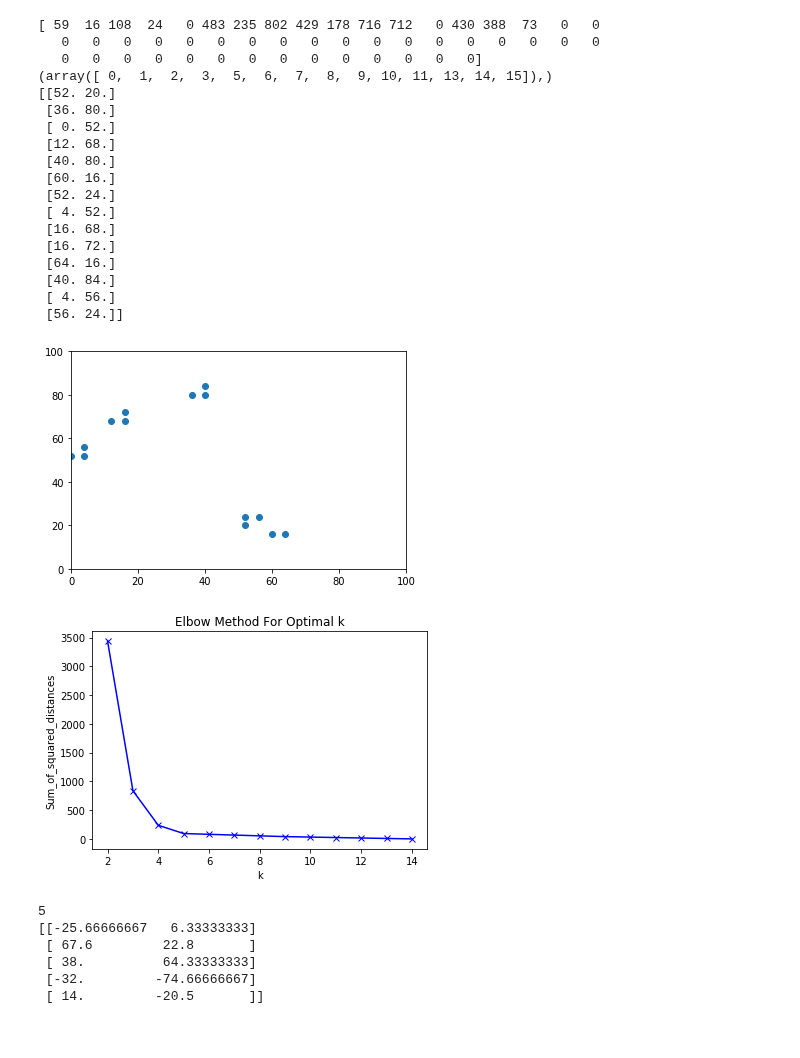
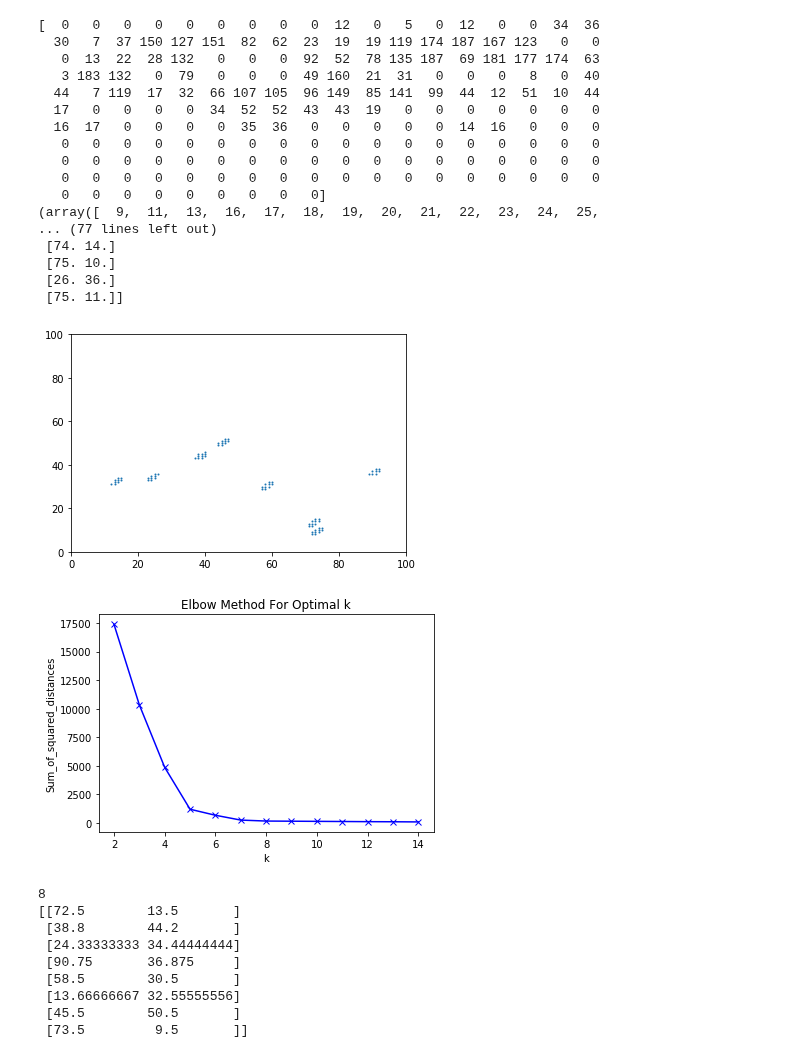
Before and after one commit to kiat/debs2019, a Jupyter notebook: src/notebooks/Test3.ipynb, the cells around one changed output. Saved outputs shown, nothing was run; the diff lists cells and outputs as text; code cells hidden in the pictures.

```diff
--- a/src/notebooks/Test3.ipynb
+++ b/src/notebooks/Test3.ipynb
@@ -7,13 +7,13 @@ import matplotlib.pyplot as plt
 # import sys
 from sklearn.cluster import KMeans
 # %%
-x = np.random.random_sample((5,)) * 90
+x = np.random.random_sample((8,)) * 90
 for i in range(10):
     x = np.append(x, x + random.uniform(0, 1))
 x = np.append(x, np.random.normal(0, 40, 30))
 
 
-y = np.random.random_sample((5,)) * 90
+y = np.random.random_sample((8,)) * 90
 for i in range(10):
     y = np.append(y, y+random.uniform(0, 1))
 
@@ -42,5 +43,5 @@ plt.show()
 # %%
-cellSize=4
+cellSize=1
 minValue=0
 maxValue=100
 
@@ -143,26 +144,25 @@ print(np.where( values_cliped !=0 ))
 dataForClustering=keys[np.where( values_cliped !=0 )]
 print(dataForClustering)
 # %% [output]
-[ 59  16 108  24   0 483 235 802 429 178 716 712   0 430 388  73   0   0
+[  0   0   0   0   0   0   0   0   0  12   0   5   0  12   0   0  34  36
+  30   7  37 150 127 151  82  62  23  19  19 119 174 187 167 123   0   0
+   0  13  22  28 132   0   0   0  92  52  78 135 187  69 181 177 174  63
+   3 183 132   0  79   0   0   0  49 160  21  31   0   0   0   8   0  40
+  44   7 119  17  32  66 107 105  96 149  85 141  99  44  12  51  10  44
+  17   0   0   0   0  34  52  52  43  43  19   0   0   0   0   0   0   0
+  16  17   0   0   0   0  35  36   0   0   0   0   0  14  16   0   0   0
    0   0   0   0   0   0   0   0   0   0   0   0   0   0   0   0   0   0
-   0   0   0   0   0   0   0   0   0   0   0   0   0   0]
-(array([ 0,  1,  2,  3,  5,  6,  7,  8,  9, 10, 11, 13, 14, 15]),)
-[[52. 20.]
- [36. 80.]
- [ 0. 52.]
- [12. 68.]
- [40. 80.]
- [60. 16.]
- [52. 24.]
- [ 4. 52.]
- [16. 68.]
- [16. 72.]
- [64. 16.]
- [40. 84.]
- [ 4. 56.]
- [56. 24.]]
+   0   0   0   0   0   0   0   0   0   0   0   0   0   0   0   0   0   0
+   0   0   0   0   0   0   0   0   0   0   0   0   0   0   0   0   0   0
+   0   0   0   0   0   0   0   0   0]
+(array([  9,  11,  13,  16,  17,  18,  19,  20,  21,  22,  23,  24,  25,
+... (77 lines left out)
+ [74. 14.]
+ [75. 10.]
+ [26. 36.]
+ [75. 11.]]
 # %%
-plt.scatter(dataForClustering[:,0], dataForClustering[:,1])
+plt.scatter(dataForClustering[:,0], dataForClustering[:,1], s=1)
 
 # Limit the axixs for visualization puroposes only
 # plt.xlim(minValue/cellSize, maxValue/cellSize)
@@ -172,45 +172,48 @@ plt.xlim(0, 100)
 plt.ylim(0, 100)
 plt.show()
 # %% [output]
-[figure, old version]
+[figure, new version]
 # %%
 Sum_of_squared_distances = []
 
 
 K = range(2,15)
 for k in K:
     km = KMeans(n_clusters=k, max_iter=10, random_state=0)
     km = km.fit(dataForClustering)
     Sum_of_squared_distances.append(km.inertia_)
 
 # print(Sum_of_squared_distances)
 plt.plot(K, Sum_of_squared_distances, 'bx-')
 plt.xlabel('k')
 plt.ylabel('Sum_of_squared_distances')
 plt.title('Elbow Method For Optimal k')
 plt.show()
 
 k=1
 for i in range(1, len(Sum_of_squared_distances)):
     ratio=float((Sum_of_squared_distances[i-1])/Sum_of_squared_distances[i])
     # print(ratio)
     # 1.9 here is just a threshhold
-    if(ratio < 1.9):
+    if(ratio < 1.5):
         k=i+1
         break
 
 print(k)
 
 
 # final run with large iterations
 km = KMeans(n_clusters=k, max_iter=100, random_state=0)
-km = km.fit(setAgg)
+km = km.fit(dataForClustering)
 print(km.cluster_centers_)
 # %% [output]
-[figure, old version]
+[figure, new version]
-5
-[[-25.66666667   6.33333333]
- [ 67.6         22.8       ]
- [ 38.          64.33333333]
- [-32.         -74.66666667]
- [ 14.         -20.5       ]]
+8
+[[72.5        13.5       ]
+ [38.8        44.2       ]
+ [24.33333333 34.44444444]
+ [90.75       36.875     ]
+ [58.5        30.5       ]
+ [13.66666667 32.55555556]
+ [45.5        50.5       ]
+ [73.5         9.5       ]]
```
Also changed, not shown: parts of 3 cells of this notebook.
